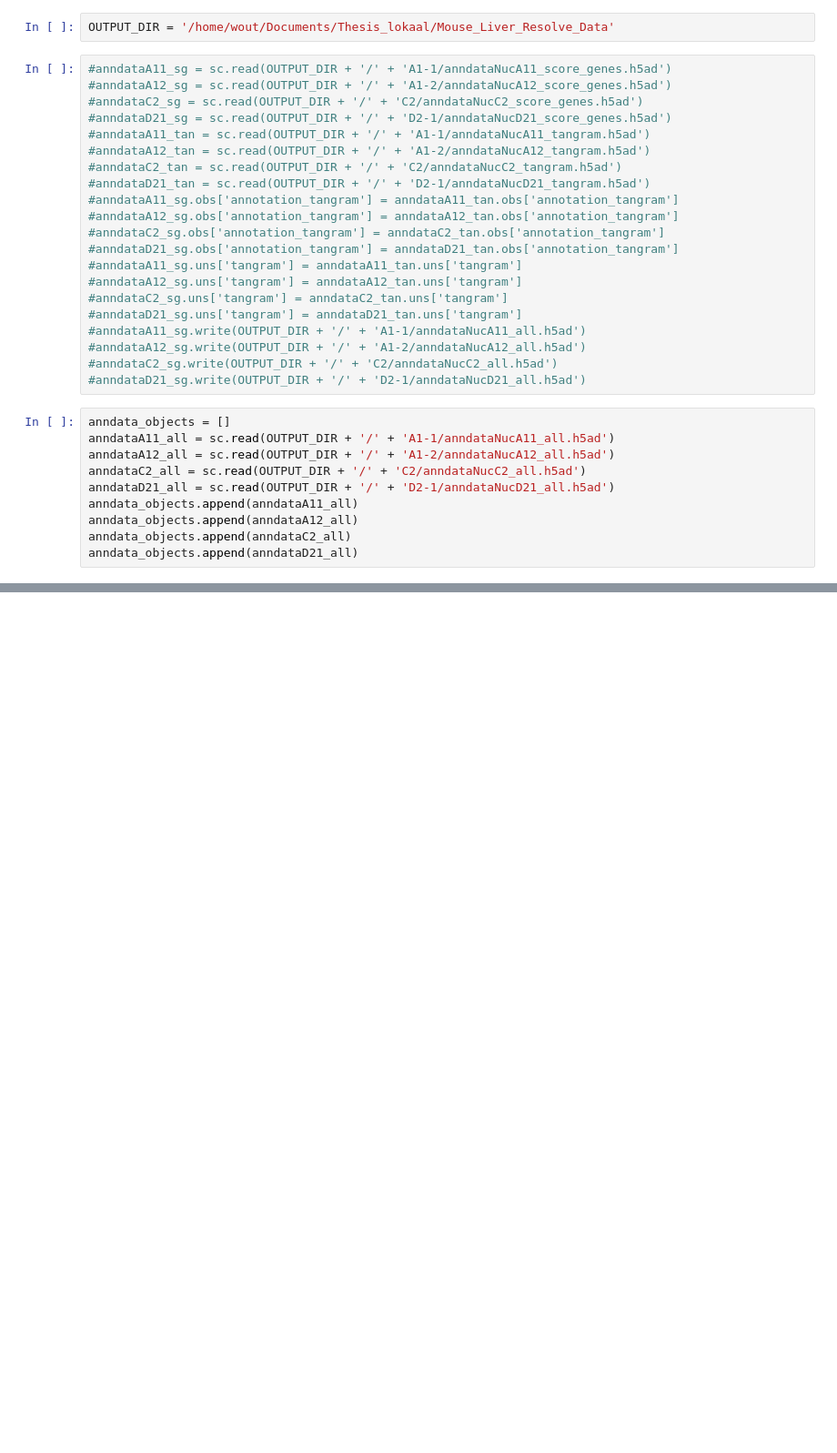
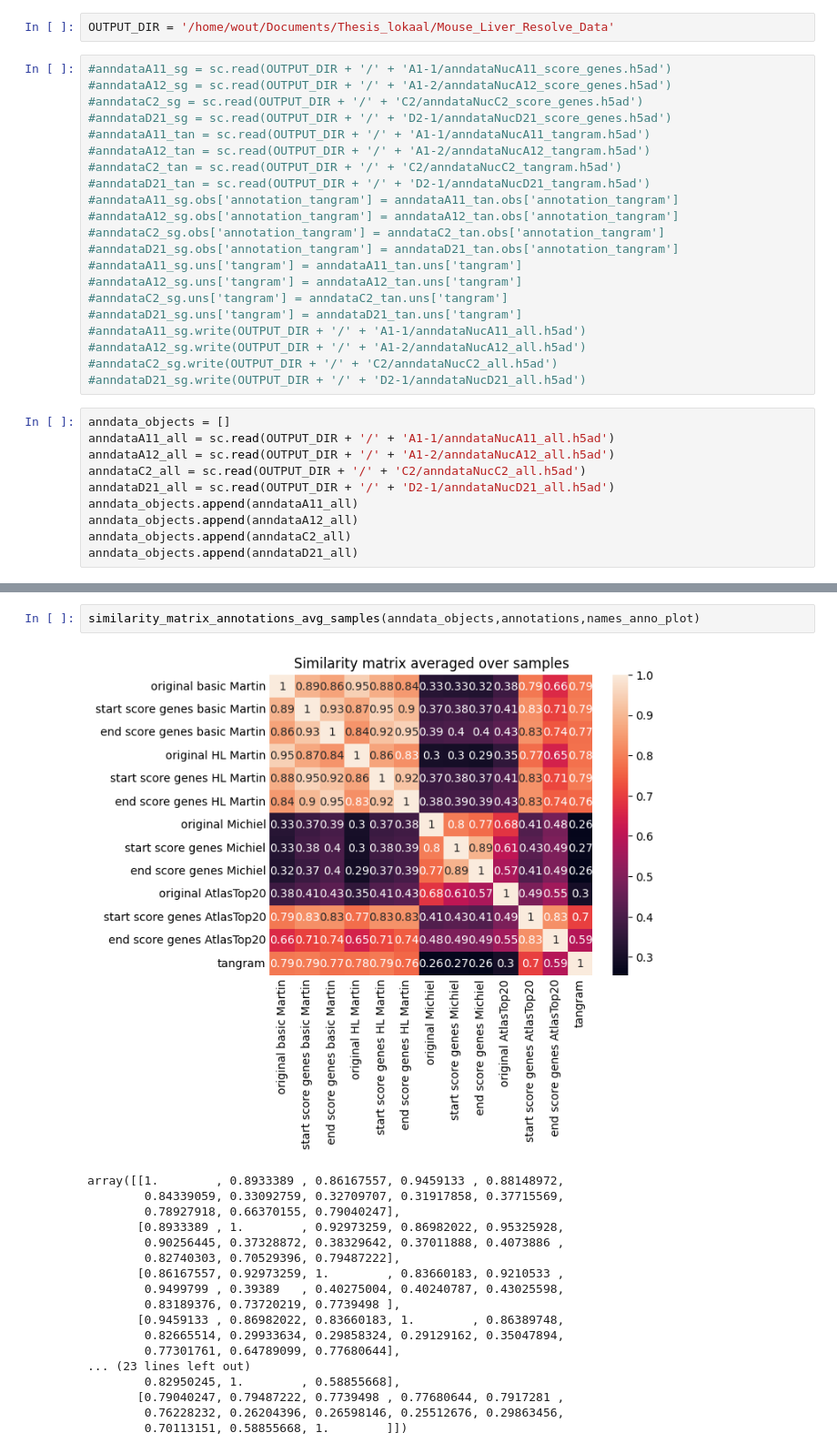
Before and after one commit to WoutVanhenden/Thesis, a Jupyter notebook: compare_samples.ipynb, the cells around one changed output, grey strips where cells are left out. Shown at 91% size. Saved outputs shown, nothing was run; the diff lists cells and outputs as text; blank space fills up the shorter version.

```diff
--- a/compare_samples.ipynb
+++ b/compare_samples.ipynb
@@ -72,0 +75,21 @@ output = compare_annotations_samples_cluster_homogeneity_percentage_unknown(annd
+# %%
+similarity_matrix_annotations_avg_samples(anndata_objects,annotations,names_anno_plot)
+# %% [output]
+[figure, added]
+array([[1.        , 0.8933389 , 0.86167557, 0.9459133 , 0.88148972,
+        0.84339059, 0.33092759, 0.32709707, 0.31917858, 0.37715569,
+        0.78927918, 0.66370155, 0.79040247],
+       [0.8933389 , 1.        , 0.92973259, 0.86982022, 0.95325928,
+        0.90256445, 0.37328872, 0.38329642, 0.37011888, 0.4073886 ,
+        0.82740303, 0.70529396, 0.79487222],
+       [0.86167557, 0.92973259, 1.        , 0.83660183, 0.9210533 ,
+        0.9499799 , 0.39389   , 0.40275004, 0.40240787, 0.43025598,
+        0.83189376, 0.73720219, 0.7739498 ],
+       [0.9459133 , 0.86982022, 0.83660183, 1.        , 0.86389748,
+        0.82665514, 0.29933634, 0.29858324, 0.29129162, 0.35047894,
+        0.77301761, 0.64789099, 0.77680644],
+... (23 lines left out)
+        0.82950245, 1.        , 0.58855668],
+       [0.79040247, 0.79487222, 0.7739498 , 0.77680644, 0.7917281 ,
+        0.76228232, 0.26204396, 0.26598146, 0.25512676, 0.29863456,
+        0.70113151, 0.58855668, 1.        ]])
```
Also changed, not shown: parts of 5 cells of this notebook, 1 other file.
